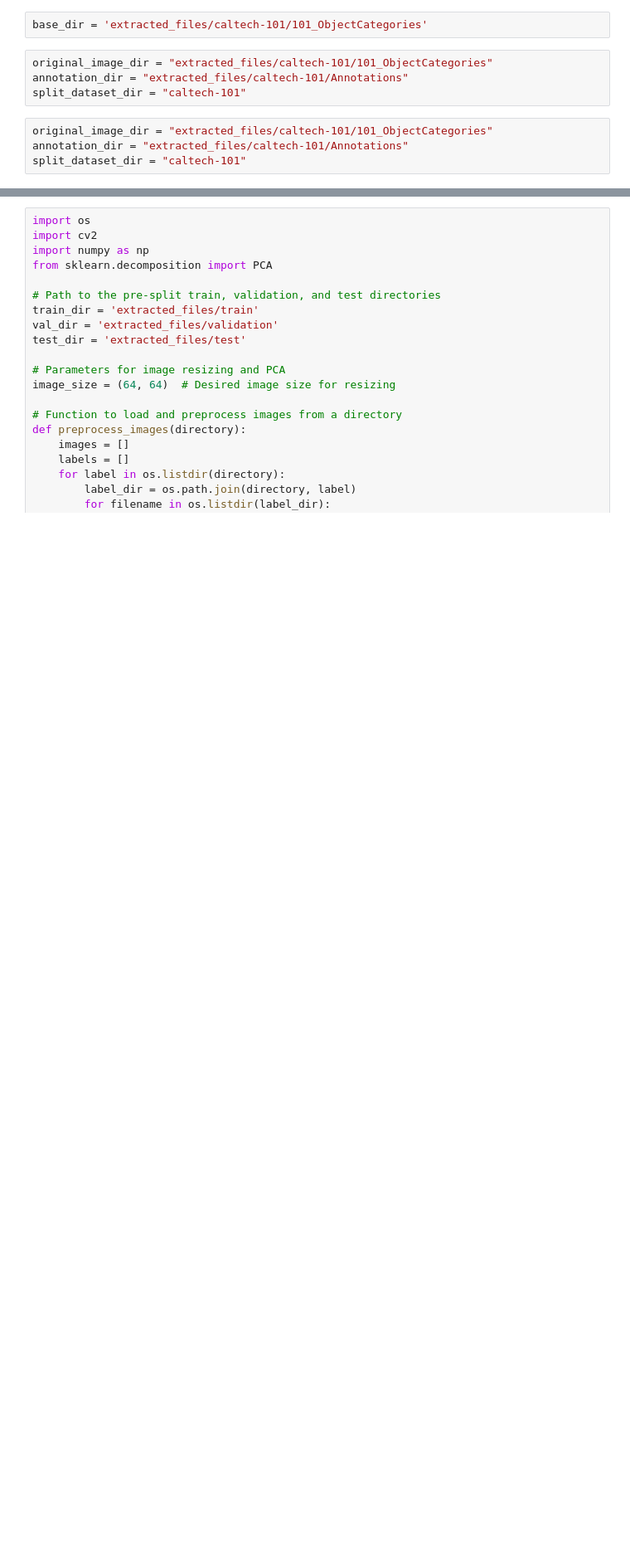
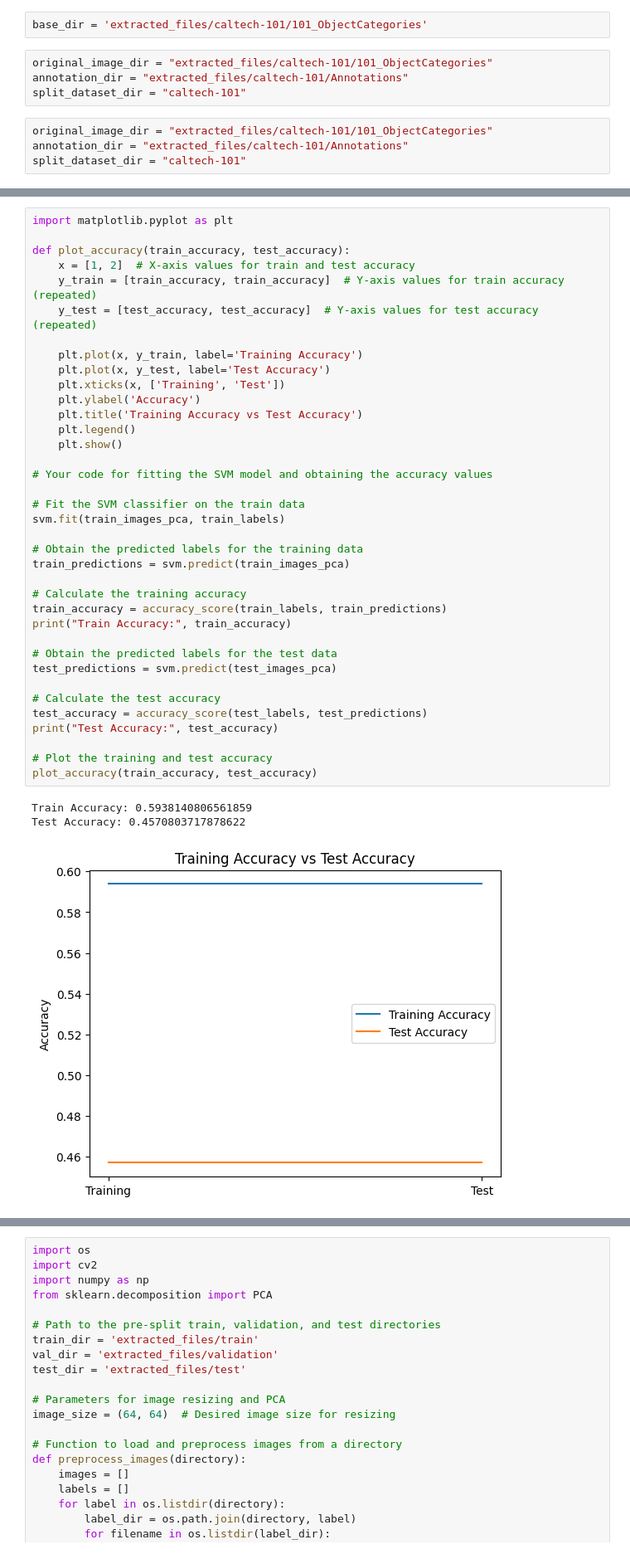
Before and after one commit to AARomanow/wiki, a Jupyter notebook: Caltech101_2.ipynb, the cells around one changed output, grey strips where cells are left out. Shown at 83% size. Drawn from its saved outputs; the diff is of its cells as text; blank space fills up the shorter version.

```diff
--- a/Caltech101_2.ipynb
+++ b/Caltech101_2.ipynb
@@ -290,0 +460,41 @@ BACKGROUND_Google       0.11      0.81      0.20        88
+# %%
+import matplotlib.pyplot as plt
+
+def plot_accuracy(train_accuracy, test_accuracy):
+    x = [1, 2]  # X-axis values for train and test accuracy
+    y_train = [train_accuracy, train_accuracy]  # Y-axis values for train accuracy (repeated)
+    y_test = [test_accuracy, test_accuracy]  # Y-axis values for test accuracy (repeated)
+
+    plt.plot(x, y_train, label='Training Accuracy')
+    plt.plot(x, y_test, label='Test Accuracy')
+    plt.xticks(x, ['Training', 'Test'])
+    plt.ylabel('Accuracy')
+    plt.title('Training Accuracy vs Test Accuracy')
+    plt.legend()
+    plt.show()
+
+# Your code for fitting the SVM model and obtaining the accuracy values
+
+# Fit the SVM classifier on the train data
+svm.fit(train_images_pca, train_labels)
+
+# Obtain the predicted labels for the training data
+train_predictions = svm.predict(train_images_pca)
+
+# Calculate the training accuracy
+train_accuracy = accuracy_score(train_labels, train_predictions)
+print("Train Accuracy:", train_accuracy)
+
+# Obtain the predicted labels for the test data
+test_predictions = svm.predict(test_images_pca)
+
+# Calculate the test accuracy
+test_accuracy = accuracy_score(test_labels, test_predictions)
+print("Test Accuracy:", test_accuracy)
+
+# Plot the training and test accuracy
+plot_accuracy(train_accuracy, test_accuracy)
+# %% [output]
+Train Accuracy: 0.5938140806561859
+Test Accuracy: 0.4570803717878622
+[figure, added]
```
Also changed, not shown: parts of 11 cells of this notebook.
